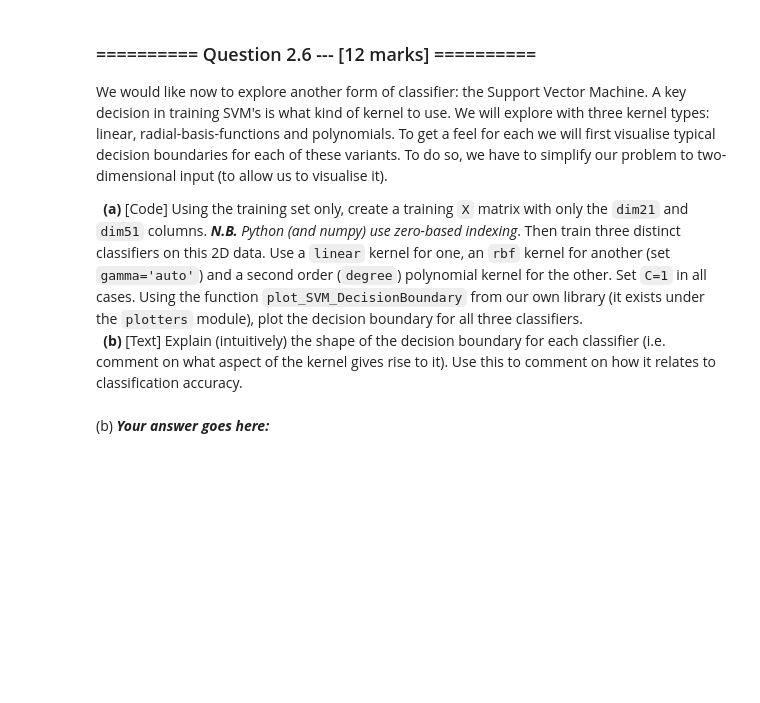
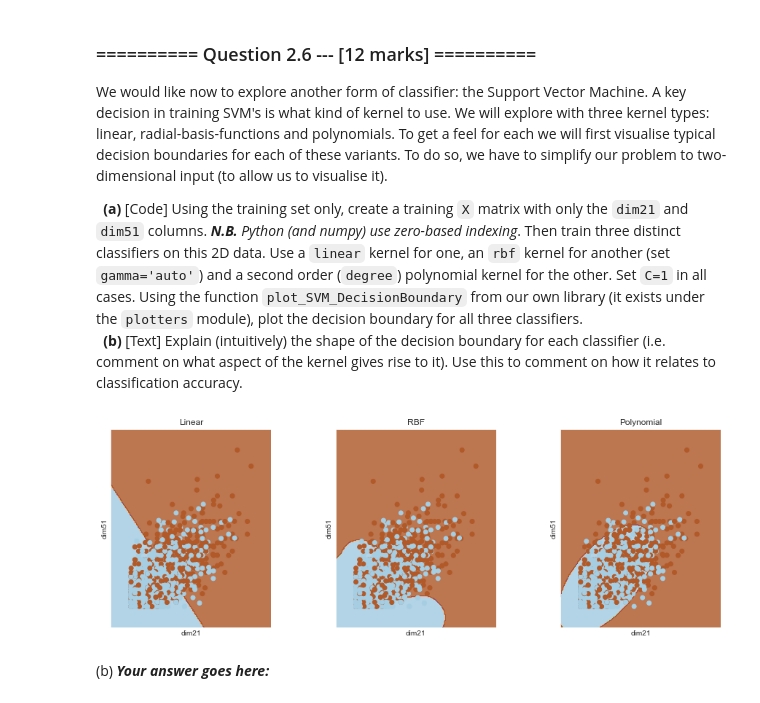
Before and after one commit to zhanshenlc/IAML2018, a Jupyter notebook: Assignments/03_A_ObjectRecognition.ipynb, the cells around one changed output. Drawn from its saved outputs; the diff is of its cells as text; code cells hidden in the pictures; blank space fills up the shorter version.

```diff
--- a/Assignments/03_A_ObjectRecognition.ipynb
+++ b/Assignments/03_A_ObjectRecognition.ipynb
@@ -490,3 +506,21 @@ We would like now to explore another form of classifier: the Support Vector Mach
+# %%
+# (a) # Your Code goes here:
+X = np.array([X_train[:, 20], X_train[:, 50]]).T
+y = y_train
+
+svm1 = SVC(kernel='linear', C=1)
+svm1.fit(X=X, y=y)
+
+svm2 = SVC(kernel='rbf', C=1, gamma='auto')
+svm2.fit(X=X, y=y)
+
+svm3 = SVC(kernel='poly', C=1, degree=2)
+svm3.fit(X=X, y=y)
+
+plt6 = plot_SVM_DecisionBoundary(X=X, y=y, clfs=[svm1, svm2, svm3], labels=['dim21', 'dim51'], title=["Linear", "RBF", "Polynomial"])
+plt.show()
+# %% [output]
+[figure, added]
 # %% [markdown]
 (b) ***Your answer goes here:***
 # %% [markdown]
```
Also changed, not shown: parts of 13 cells of this notebook.
